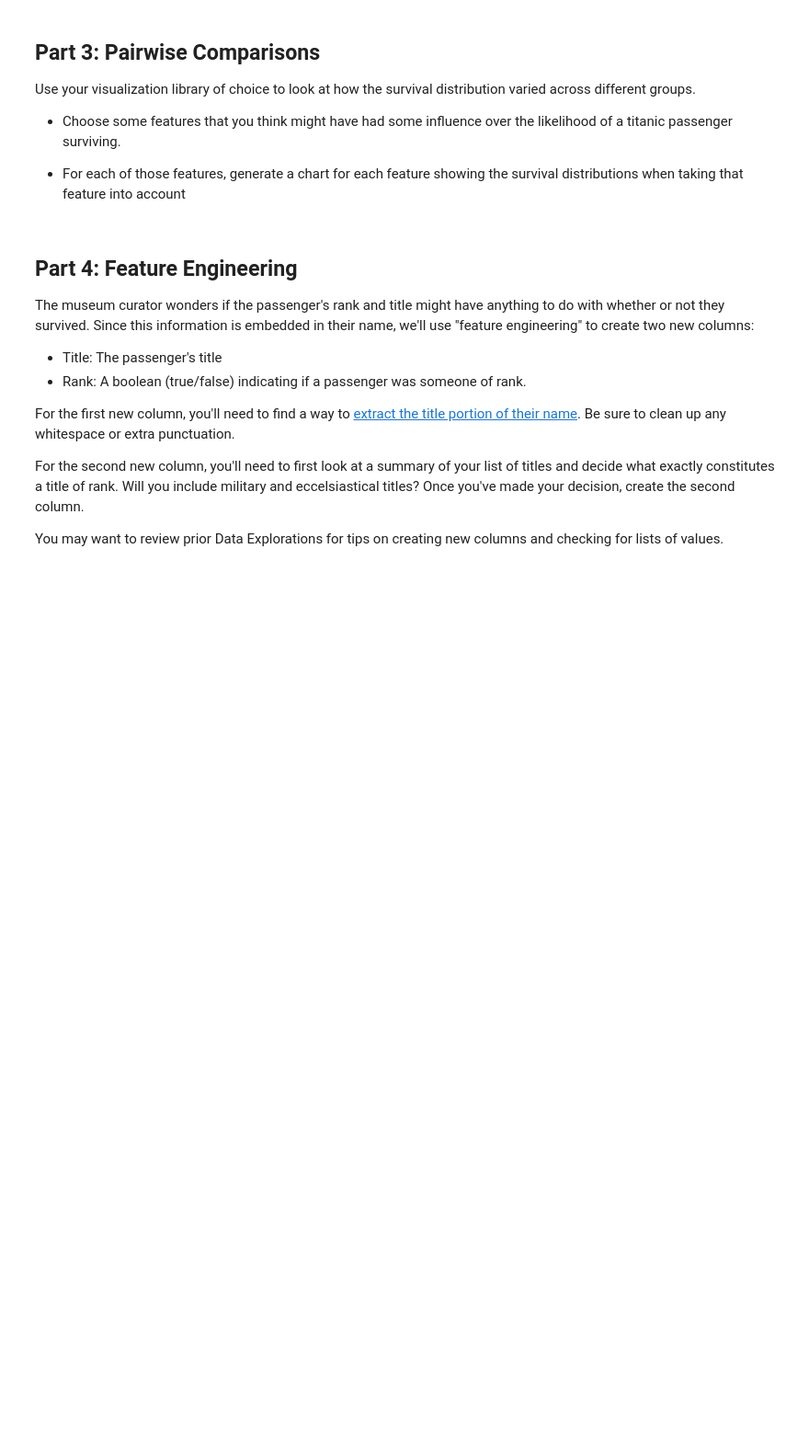
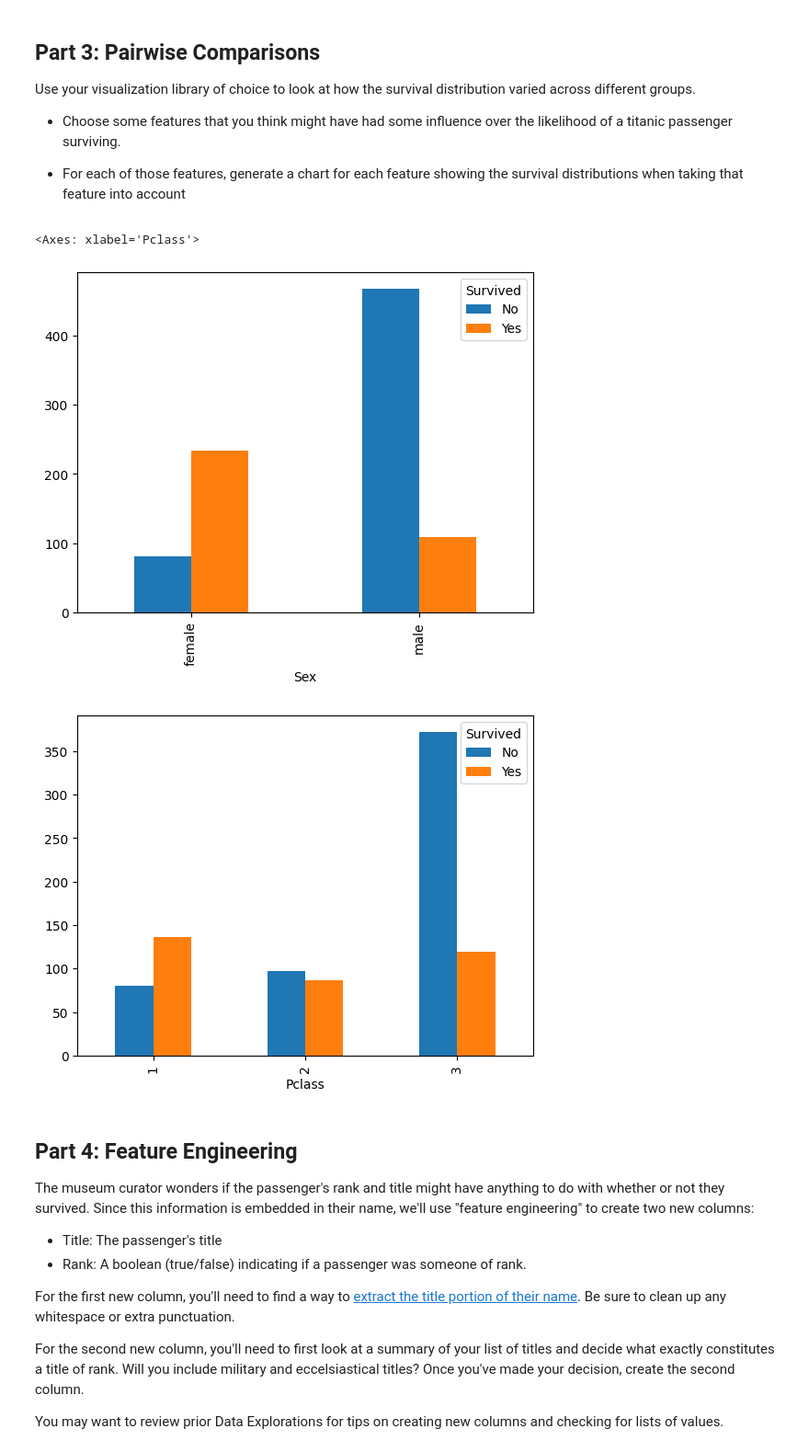
Before and after one commit to jrfanfan/Android_temp_con, a Jupyter notebook: notebooks/Exploration_03.ipynb, the cells around one changed output. Shown at 92% size. Saved outputs shown, nothing was run; the diff lists cells and outputs as text; code cells hidden in the pictures; blank space fills up the shorter version.

```diff
--- a/notebooks/Exploration_03.ipynb
+++ b/notebooks/Exploration_03.ipynb
@@ -54,6 +68,12 @@ Use your visualization library of choice to look at how the survival distributio
 - For each of those features, generate a chart for each feature showing the survival distributions when taking that feature into account
 # %%
 # Write the code to explore how different features affect the survival distribution
+data['Survived'].groupby(data['Sex']).value_counts().unstack().plot(kind='bar')
+data['Survived'].groupby(data['Pclass']).value_counts().unstack().plot(kind='bar')
+# %% [output]
+<Axes: xlabel='Pclass'>
+[figure, added]
+[figure, added]
 # %% [markdown]
 ## Part 4: Feature Engineering
 
```
Also changed, not shown: parts of 2 cells of this notebook.
